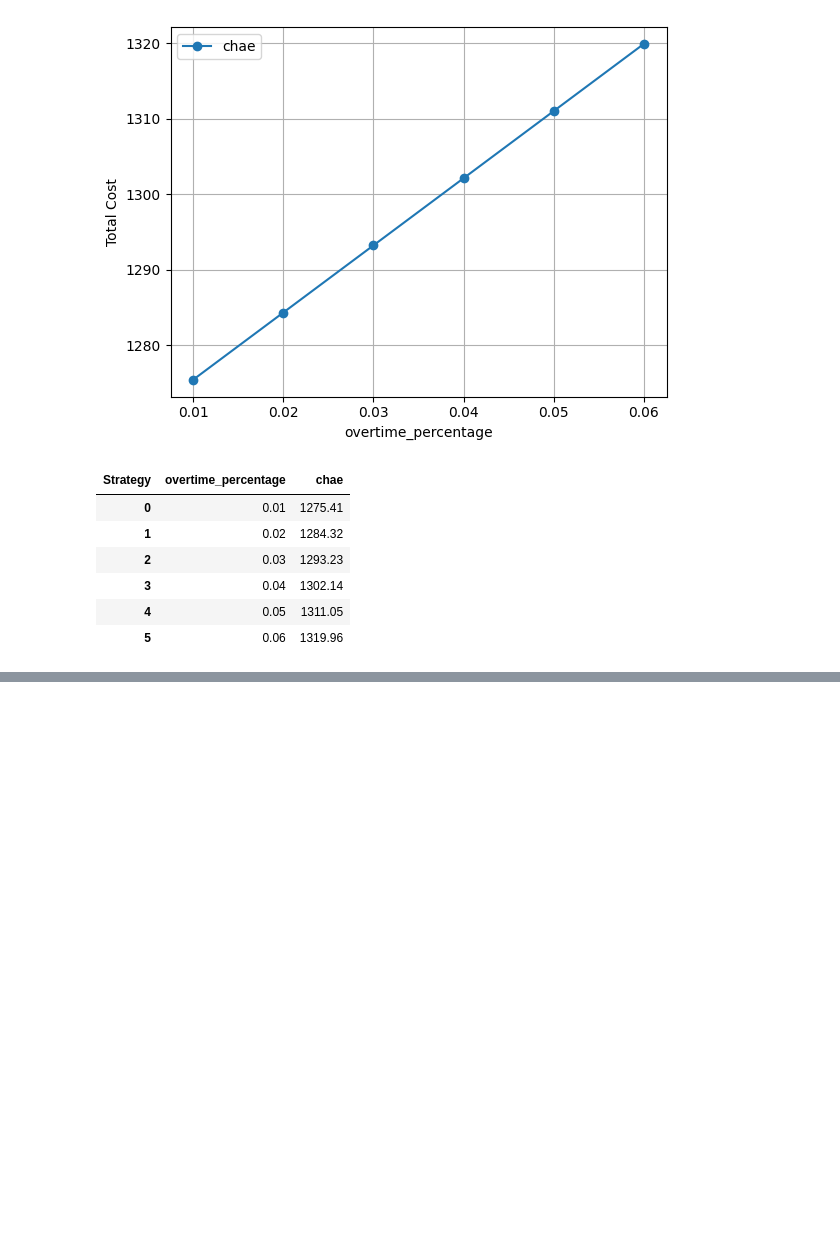
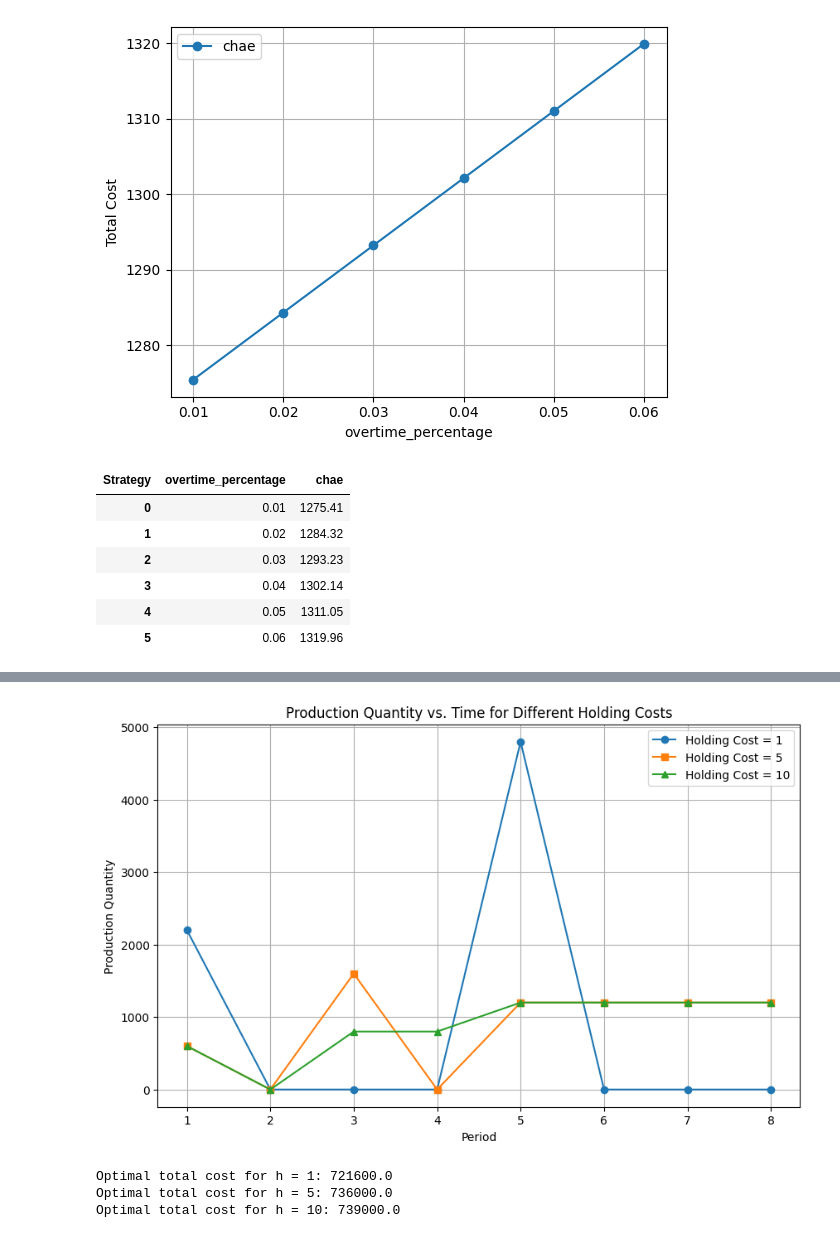
Before and after one commit to twillixa/HEC, a Jupyter notebook: PPS/Week1.ipynb, the cells around one changed output, grey strips where cells are left out. Drawn from its saved outputs; the diff is of its cells as text; code cells hidden in the pictures; blank space fills up the shorter version.

```diff
--- a/PPS/Week1.ipynb
+++ b/PPS/Week1.ipynb
@@ -267,0 +321,11 @@ pivot_inv
+# %%
+p=100
+q=5000
+h=5
+demand = [400, 400, 800, 800, 1200, 1200, 1200, 1200]
+s0=200
+
+result, total_cost = solve_lsu(demand, p, q, h, s0)
+
+print(result)
+print("Optimal total cost:", total_cost)
@@ -267,0 +343,28 @@ pivot_inv
+# %%
+plt.figure(figsize=(10, 6))
+
+periods = list(range(1, 9))
+
+result_1, cost_1 = solve_lsu(demand, p, q, 1, s0)
+result_5, cost_5 = solve_lsu(demand, p, q, 5, s0)
+result_10, cost_10 = solve_lsu(demand, p, q, 10, s0)
+
+plt.plot(periods, result_1['Production'], marker='o', label='Holding Cost = 1')
+plt.plot(periods, result_5['Production'], marker='s', label='Holding Cost = 5')
+plt.plot(periods, result_10['Production'], marker='^', label='Holding Cost = 10')
+
+plt.xlabel('Period')
+plt.ylabel('Production Quantity')
+plt.title('Production Quantity vs. Time for Different Holding Costs')
+plt.legend()
+plt.grid(True)
+plt.show()
+
+print("Optimal total cost for h = 1:", cost_1)
+print("Optimal total cost for h = 5:", cost_5)
+print("Optimal total cost for h = 10:", cost_10)
+# %% [output]
+[figure, added]
+Optimal total cost for h = 1: 721600.0
+Optimal total cost for h = 5: 736000.0
+Optimal total cost for h = 10: 739000.0
```
Also changed, not shown: parts of 8 cells of this notebook.
